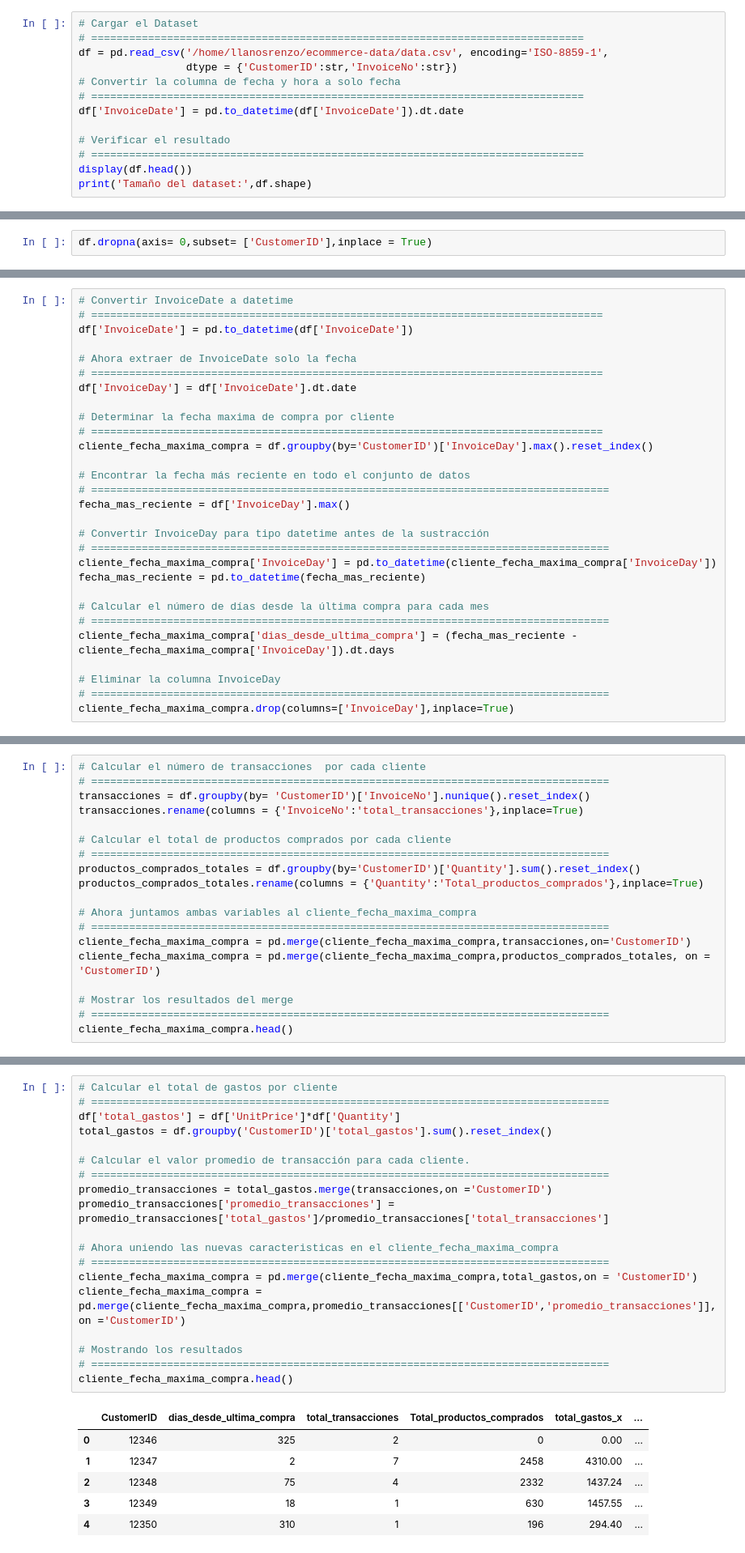
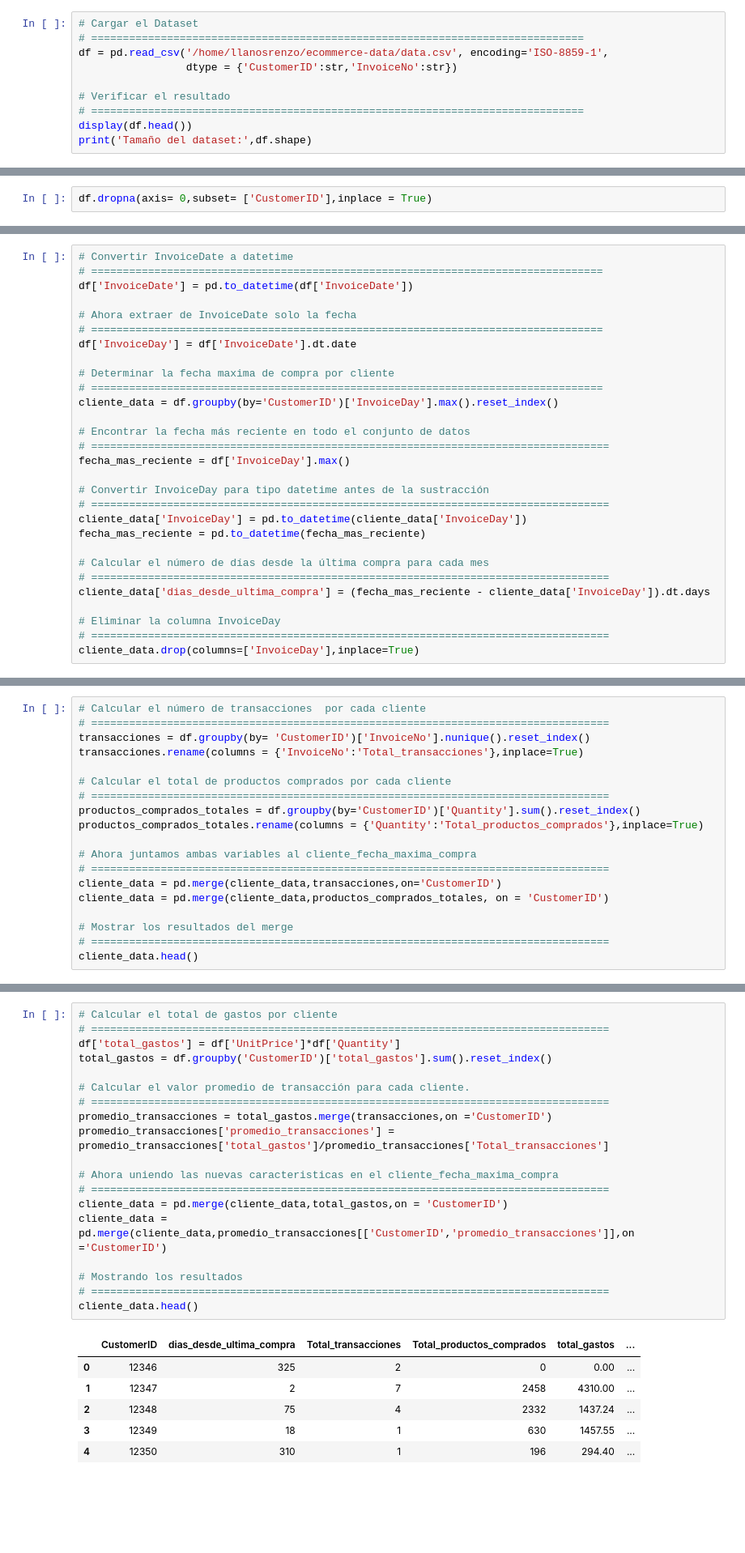
Before and after one commit to llanosrenzo/MachineLearning, a Jupyter notebook: E_CommerceData.ipynb, the cells around one changed output, grey strips where cells are left out. Shown at 81% size. Saved outputs shown, nothing was run; the diff lists cells and outputs as text; blank space fills up the shorter version.

```diff
--- a/E_CommerceData.ipynb
+++ b/E_CommerceData.ipynb
@@ -234,9 +232,6 @@ Archive:  ecommerce-data.zip
 # ==============================================================================
 df = pd.read_csv('/home/llanosrenzo/ecommerce-data/data.csv', encoding='ISO-8859-1',
                  dtype = {'CustomerID':str,'InvoiceNo':str})
-# Convertir la columna de fecha y hora a solo fecha
-# ==============================================================================
-df['InvoiceDate'] = pd.to_datetime(df['InvoiceDate']).dt.date
 
 # Verificar el resultado
 # ==============================================================================
@@ -991,7 +986,7 @@ df['InvoiceDay'] = df['InvoiceDate'].dt.date
 
 # Determinar la fecha maxima de compra por cliente
 # =================================================================================
-cliente_fecha_maxima_compra = df.groupby(by='CustomerID')['InvoiceDay'].max().reset_index()
+cliente_data = df.groupby(by='CustomerID')['InvoiceDay'].max().reset_index()
 
 # Encontrar la fecha más reciente en todo el conjunto de datos
 # ==================================================================================
@@ -999,16 +994,16 @@ fecha_mas_reciente = df['InvoiceDay'].max()
 
 # Convertir InvoiceDay para tipo datetime antes de la sustracción
 # ==================================================================================
-cliente_fecha_maxima_compra['InvoiceDay'] = pd.to_datetime(cliente_fecha_maxima_compra['InvoiceDay'])
+cliente_data['InvoiceDay'] = pd.to_datetime(cliente_data['InvoiceDay'])
 fecha_mas_reciente = pd.to_datetime(fecha_mas_reciente)
 
 # Calcular el número de días desde la última compra para cada mes
 # ==================================================================================
-cliente_fecha_maxima_compra['dias_desde_ultima_compra'] = (fecha_mas_reciente - cliente_fecha_maxima_compra['InvoiceDay']).dt.days
+cliente_data['dias_desde_ultima_compra'] = (fecha_mas_reciente - cliente_data['InvoiceDay']).dt.days
 
 # Eliminar la columna InvoiceDay
 # ==================================================================================
-cliente_fecha_maxima_compra.drop(columns=['InvoiceDay'],inplace=True)
+cliente_data.drop(columns=['InvoiceDay'],inplace=True)
 # %% [markdown]
 <div style="width: 90%; background-color: #ffffff; color: #ffffff; padding: 20px; border: 3px solid #d62d20; margin-bottom: 20px;border-radius:10px;">
 <ul style="list-style-type: none; padding-left: 0; color: #0057e7;">
@@ -1048,7 +1043,7 @@ Estas características serán cruciales para segmentar a los clientes según su
 # Calcular el número de transacciones  por cada cliente
 # ==================================================================================
 transacciones = df.groupby(by= 'CustomerID')['InvoiceNo'].nunique().reset_index()
-transacciones.rename(columns = {'InvoiceNo':'total_transacciones'},inplace=True)
+transacciones.rename(columns = {'InvoiceNo':'Total_transacciones'},inplace=True)
 
 # Calcular el total de productos comprados por cada cliente
 # ==================================================================================
@@ -1057,10 +1052,10 @@ productos_comprados_totales.rename(columns = {'Quantity':'Total_productos_compra
 
 # Ahora juntamos ambas variables al cliente_fecha_maxima_compra
 # ==================================================================================
-cliente_fecha_maxima_compra = pd.merge(cliente_fecha_maxima_compra,transacciones,on='CustomerID')
-cliente_fecha_maxima_compra = pd.merge(cliente_fecha_maxima_compra,productos_comprados_totales, on = 'CustomerID')
+cliente_data = pd.merge(cliente_data,transacciones,on='CustomerID')
+cliente_data = pd.merge(cliente_data,productos_comprados_totales, on = 'CustomerID')
 
 # Mostrar los resultados del merge
 # ==================================================================================
-cliente_fecha_maxima_compra.head()
+cliente_data.head()
 # %% [output]
@@ -1085,24 +1080,24 @@ En este paso, voy a crear dos características que representan el aspecto moneta
 # %%
 # Calcular el total de gastos por cliente
 # ==================================================================================
 df['total_gastos'] = df['UnitPrice']*df['Quantity']
 total_gastos = df.groupby('CustomerID')['total_gastos'].sum().reset_index()
 
 # Calcular el valor promedio de transacción para cada cliente.
 # ==================================================================================
 promedio_transacciones = total_gastos.merge(transacciones,on ='CustomerID')
-promedio_transacciones['promedio_transacciones'] = promedio_transacciones['total_gastos']/promedio_transacciones['total_transacciones']
+promedio_transacciones['promedio_transacciones'] = promedio_transacciones['total_gastos']/promedio_transacciones['Total_transacciones']
 
 # Ahora uniendo las nuevas caracteristicas en el cliente_fecha_maxima_compra
 # ==================================================================================
-cliente_fecha_maxima_compra = pd.merge(cliente_fecha_maxima_compra,total_gastos,on = 'CustomerID')
-cliente_fecha_maxima_compra = pd.merge(cliente_fecha_maxima_compra,promedio_transacciones[['CustomerID','promedio_transacciones']],on ='CustomerID')
+cliente_data = pd.merge(cliente_data,total_gastos,on = 'CustomerID')
+cliente_data = pd.merge(cliente_data,promedio_transacciones[['CustomerID','promedio_transacciones']],on ='CustomerID')
 
 # Mostrando los resultados
 # ==================================================================================
-cliente_fecha_maxima_compra.head()
+cliente_data.head()
 # %% [output]
-|  | CustomerID | dias_desde_ultima_compra | total_transacciones | Total_productos_comprados | total_gastos_x | ... |
+|  | CustomerID | dias_desde_ultima_compra | Total_transacciones | Total_productos_comprados | total_gastos | ... |
 | 0 | 12346 | 325 | 2 | 0 | 0.00 | ... |
 | 1 | 12347 | 2 | 7 | 2458 | 4310.00 | ... |
 | 2 | 12348 | 75 | 4 | 2332 | 1437.24 | ... |
```
Also changed, not shown: parts of 28 cells of this notebook.
